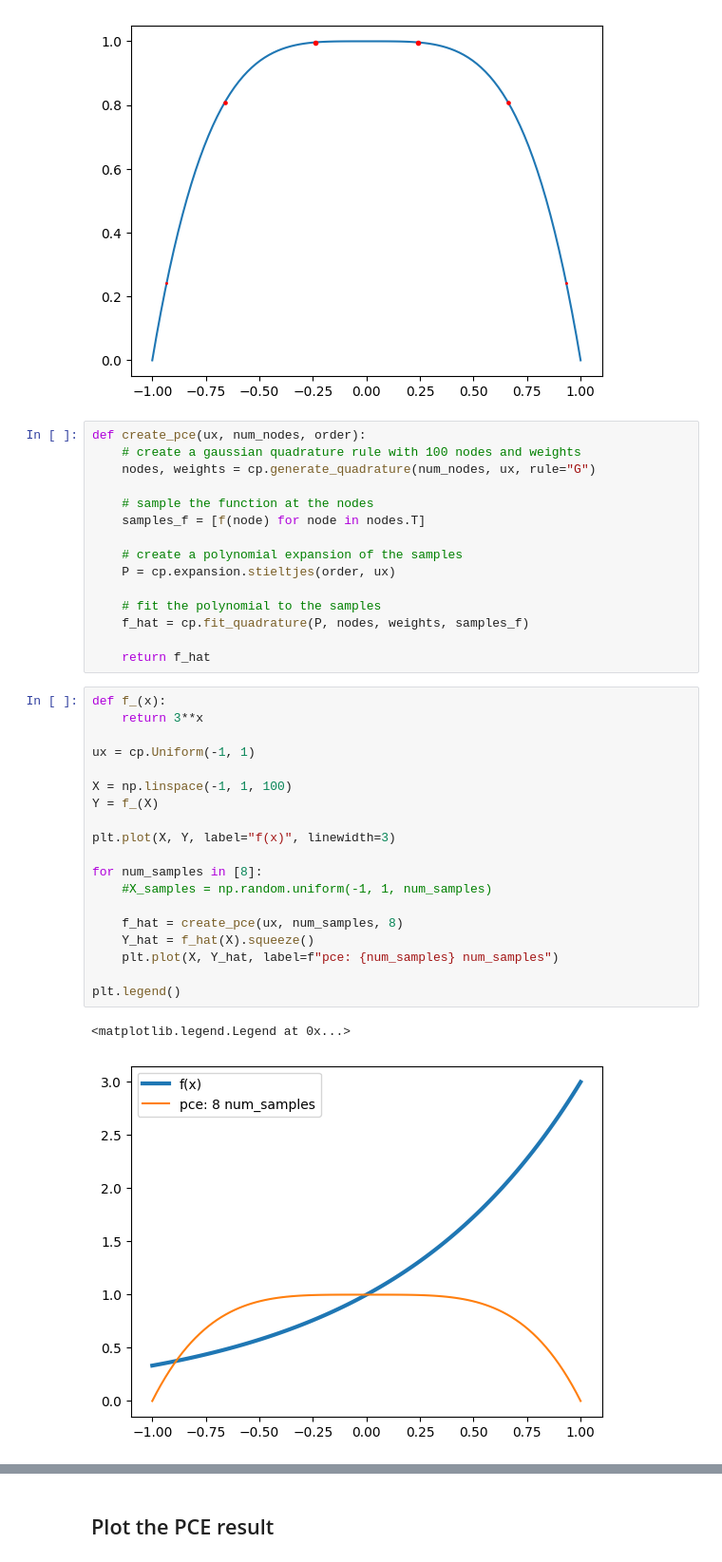
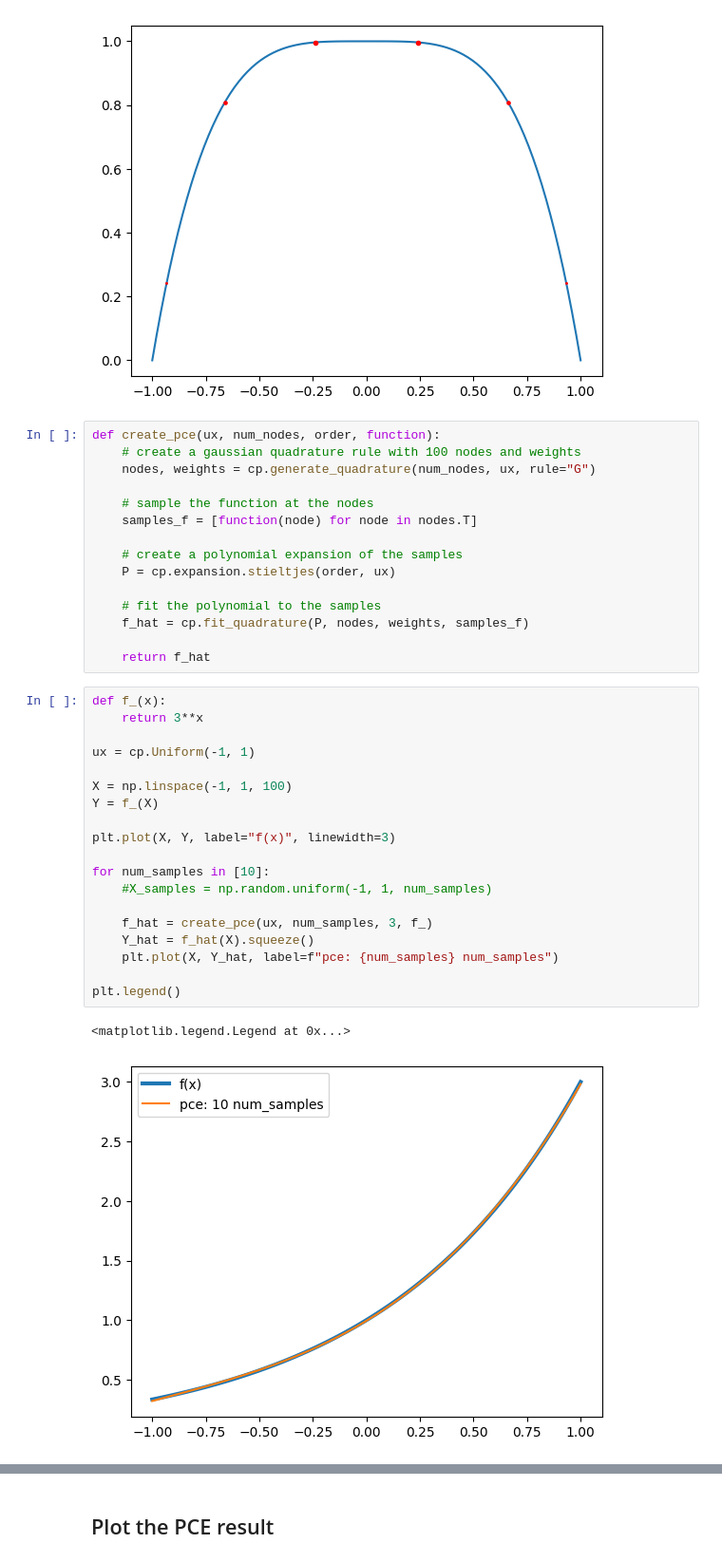
Before and after one commit to timonpalm/PCEUncertainty, a Jupyter notebook: pce-tutorial.ipynb, the cells around one changed output, grey strips where cells are left out. Shown at 95% size. Drawn from its saved outputs; the diff is of its cells as text.

```diff
--- a/pce-tutorial.ipynb
+++ b/pce-tutorial.ipynb
@@ -57,12 +57,12 @@ for x, y, w in zip(nodes[0], Y_nodes, weights):
 # %% [output]
 [figure]
 # %%
-def create_pce(ux, num_nodes, order):
+def create_pce(ux, num_nodes, order, function):
     # create a gaussian quadrature rule with 100 nodes and weights
     nodes, weights = cp.generate_quadrature(num_nodes, ux, rule="G")
 
     # sample the function at the nodes
-    samples_f = [f(node) for node in nodes.T]
+    samples_f = [function(node) for node in nodes.T]
 
     # create a polynomial expansion of the samples
     P = cp.expansion.stieltjes(order, ux)
@@ -74,25 +74,25 @@ def create_pce(ux, num_nodes, order):
 # %%
 def f_(x):
     return 3**x
 
 ux = cp.Uniform(-1, 1)
 
 X = np.linspace(-1, 1, 100)
 Y = f_(X)
 
 plt.plot(X, Y, label="f(x)", linewidth=3)
 
-for num_samples in [8]:
+for num_samples in [10]:
     #X_samples = np.random.uniform(-1, 1, num_samples)
 
-    f_hat = create_pce(ux, num_samples, 8)
+    f_hat = create_pce(ux, num_samples, 3, f_)
     Y_hat = f_hat(X).squeeze()
     plt.plot(X, Y_hat, label=f"pce: {num_samples} num_samples")
 
 plt.legend()
 # %% [output]
 <matplotlib.legend.Legend at 0x...>
-[figure, old version]
+[figure, new version]
 # %%
 ux = cp.Uniform(-1, 1)
 
```
Also changed, not shown: parts of 8 cells of this notebook.
